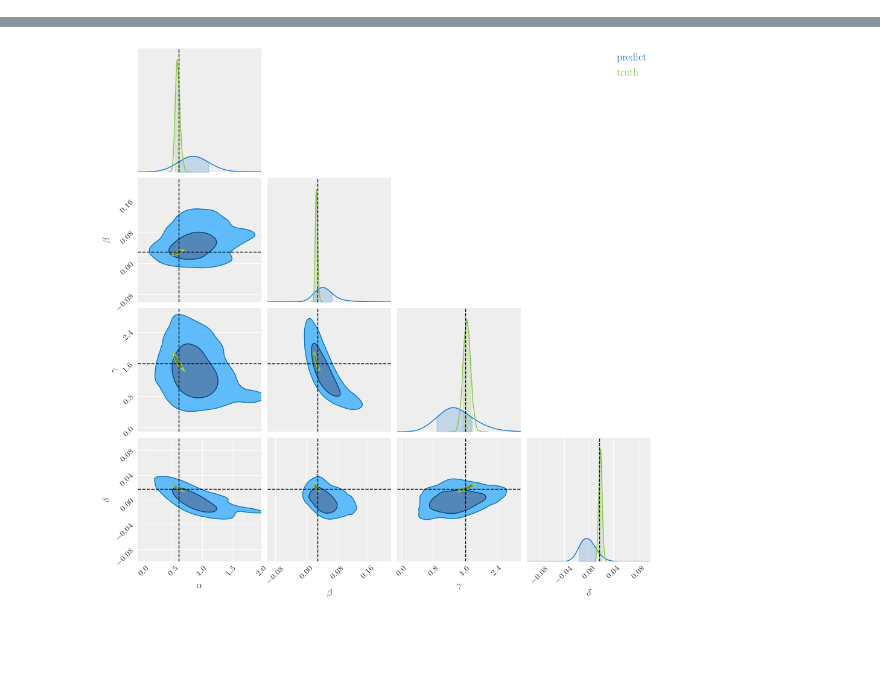
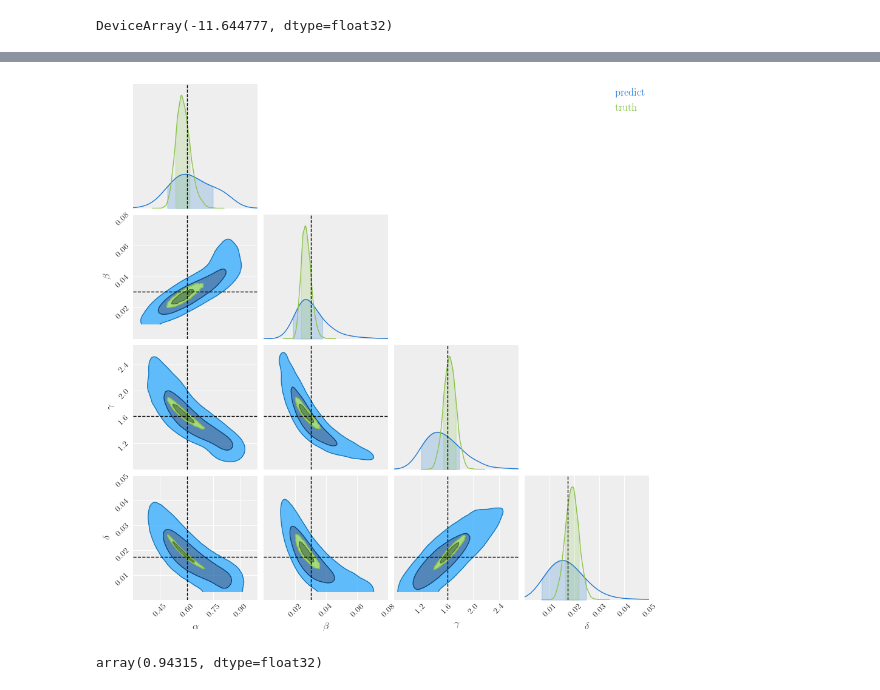
Before and after one commit to Justinezgh/SBI-Diff-Simulator, a Jupyter notebook: notebooks/Our_SBI_method_on_LV.ipynb, the cells around one changed output, grey strips where cells are left out. Drawn from its saved outputs; the diff is of its cells as text; code cells hidden in the pictures; blank space fills up the shorter version.

```diff
--- a/notebooks/Our_SBI_method_on_LV.ipynb
+++ b/notebooks/Our_SBI_method_on_LV.ipynb
@@ -195,15 +140,18 @@ class ConditionalRealNVP(hk.Module):
 from functools import partial
 # %%
 bijector = partial(AffineSigmoidCoupling,
-                   layers = [256,256,256],
-                   n_components = 32,
+                   layers = [256,256,256,256,256],
+                   n_components = 64,
                    activation = jax.nn.silu)
 
-NF = partial(ConditionalRealNVP,n_layers = 4, bijector_fn = bijector)
+NF = partial(ConditionalRealNVP, n_layers = 4, bijector_fn = bijector)
 
 nvp_nd = hk.without_apply_rng(hk.transform(lambda p,x : NF(4)(x).log_prob(p).squeeze()))
 nvp_sample_nd = hk.transform(lambda x : NF(4)(x).sample(10000, seed=hk.next_rng_key()))
+transformed_log_prob = hk.without_apply_rng(hk.transform(
+    lambda p,x:tfd.TransformedDistribution(NF(4)(x),
+                                           tfb.Invert(transformation_params)).log_prob(p)))
 # %%
 rng_seq = hk.PRNGSequence(5)
-params_nd = nvp_nd.init(next(rng_seq),  0.4*jnp.ones([1,4]), 0.4*jnp.ones([1,10]))
+params_nd = transformed_log_prob.init(next(rng_seq),  0.5*jnp.ones([1,4]), 0.5*jnp.ones([1,10]))
 # %%
@@ -260,8 +202,0 @@ plt.plot(losses)
-# %%
-key = jax.random.PRNGKey(0)
-lokta_volterra_10 = partial(lotka_volterra, ts=jnp.linspace(0,18.9,5))
-lvcond = condition(lokta_volterra_10, {'z':jnp.array([30.0, 1.0])})
-(log_probs0, samples0), scores = get_samples_and_scores(lvcond, key, batch_size=1)
-observation0 = samples0['y']
-observation = np.reshape(observation0, (-1,10), order='F')
-truth0 = samples0['theta']
@@ -270,2 +203,6 @@ sample_nd = nvp_sample_nd.apply(params_nd, rng = next(rng_seq), x = transformati
+# %%
+losses[-1]
+# %% [output]
+DeviceArray(-11.644777, dtype=float32)
 # %%
 test_samples_fixed=jnp.load('/content/posterior_z_fixedkey0-4.npy')
@@ -272,13 +212,18 @@ test_samples_fixed=jnp.load('/content/posterior_z_fixedkey0-4.npy')
+# %%
+transformed_sample = hk.transform(
+    lambda x:tfd.TransformedDistribution(NF(4)(x),
+                                           tfb.Invert(transformation_params)).sample(10000, seed=hk.next_rng_key()))
+sample_nd = transformed_sample.apply(params_nd, rng = next(rng_seq), x = transformation_x.forward(observation)*jnp.ones([int(1e4),10]))
 # %%
 parameters = [r'$\alpha$', r'$\beta$', r'$\gamma$', r'$\delta$']
 c = ChainConsumer()
 
-c.add_chain(transformation_params.forward(sample_nd), parameters=parameters, name="predict")
+c.add_chain(sample_nd, parameters=parameters, name="predict")
 c.add_chain(test_samples_fixed, parameters=parameters, name="truth")
 fig = c.plotter.plot(figsize=[10,10],
                      truth=[0.603503  , 0.03026864, 1.6093055 , 0.01722082],
-                     extents={r'$\alpha$': (-0.1,2),
-                              r'$\beta$':(-0.1,0.22),
-                              r'$\gamma$':(-0.1,3),
-                              r'$\delta$':(-0.1,0.1),})
+                     extents={r'$\alpha$': (0.3,1),
+                              r'$\beta$':(0,0.08),
+                              r'$\gamma$':(0.8,2.7),
+                              r'$\delta$':(0,0.05),})
 # %% [output]
@@ -287 +230 @@ WARNING:root:The use of `check_types` is deprecated and does not have any effect
-[figure, old version]
+[figure, new version]
@@ -287,0 +235,4 @@ WARNING:root:The use of `check_types` is deprecated and does not have any effect
+# %%
+metric
+# %% [output]
+array(0.94315, dtype=float32)
```
Also changed, not shown: parts of 21 cells of this notebook.
